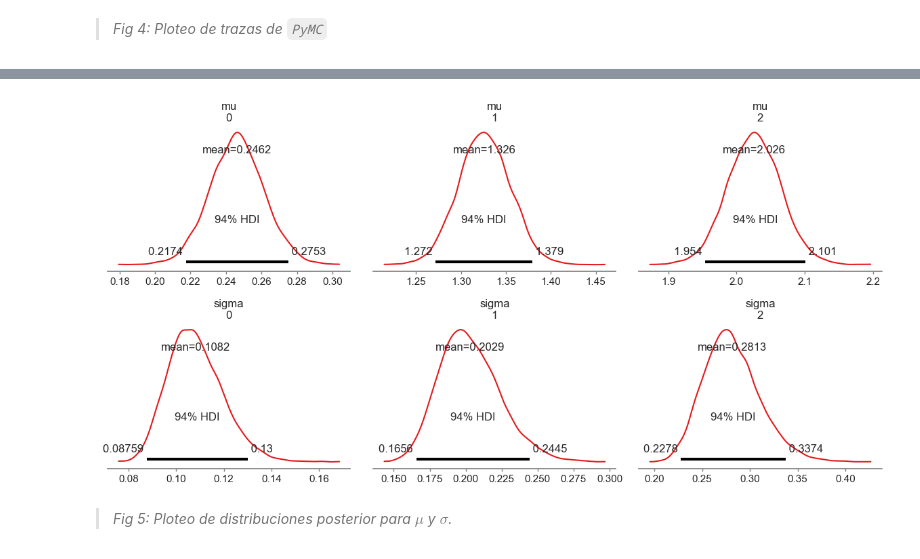
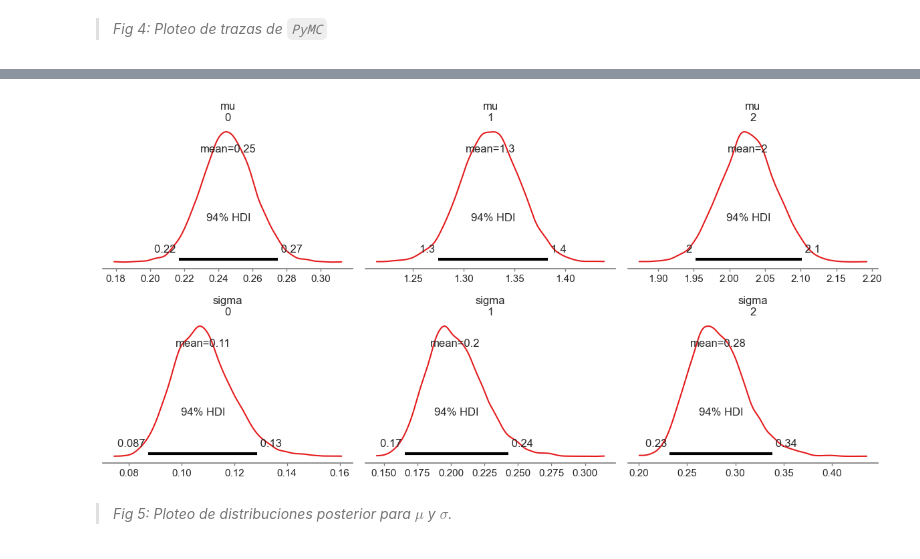
Before and after one commit to jaspina-unsam/tp_integrador_eei2, a Jupyter notebook: notebooks/Parte1.ipynb, the cells around one changed output, grey strips where cells are left out. Saved outputs shown, nothing was run; the diff lists cells and outputs as text; code cells hidden in the pictures.

```diff
--- a/notebooks/Parte1.ipynb
+++ b/notebooks/Parte1.ipynb
@@ -218,7 +218,7 @@ with pm.Model() as non_hierarchichal_model:
         sigma=sigma[species_idx],
         observed=y
     )
-    trace_nhm = pm.sample(2000, tune=1000, target_accept=0.9)
+    trace_nhm = pm.sample(2000, tune=1000, target_accept=0.9, idata_kwargs={'log_likelihood': True})
 
 az.plot_trace(trace_nhm, figsize=(12, 4))
 plt.tight_layout()
@@ -236,9 +246,9 @@ Sampling 4 chains for 1_000 tune and 2_000 draw iterations (4_000 + 8_000 draws
 # %%
-az.plot_posterior(trace_nhm, var_names=['mu', 'sigma'], round_to=4, figsize=(12, 6))
+az.plot_posterior(trace_nhm, var_names=['mu', 'sigma'], figsize=(12, 6))
 plt.tight_layout()
 plt.show()
 # %% [output]
-[figure, old version]
+[figure, new version]
 # %% [markdown]
 > _Fig 5: Ploteo de distribuciones posterior para $\mu$ y $\sigma$._
 # %% [markdown]
```
Also changed, not shown: parts of 8 cells of this notebook.
